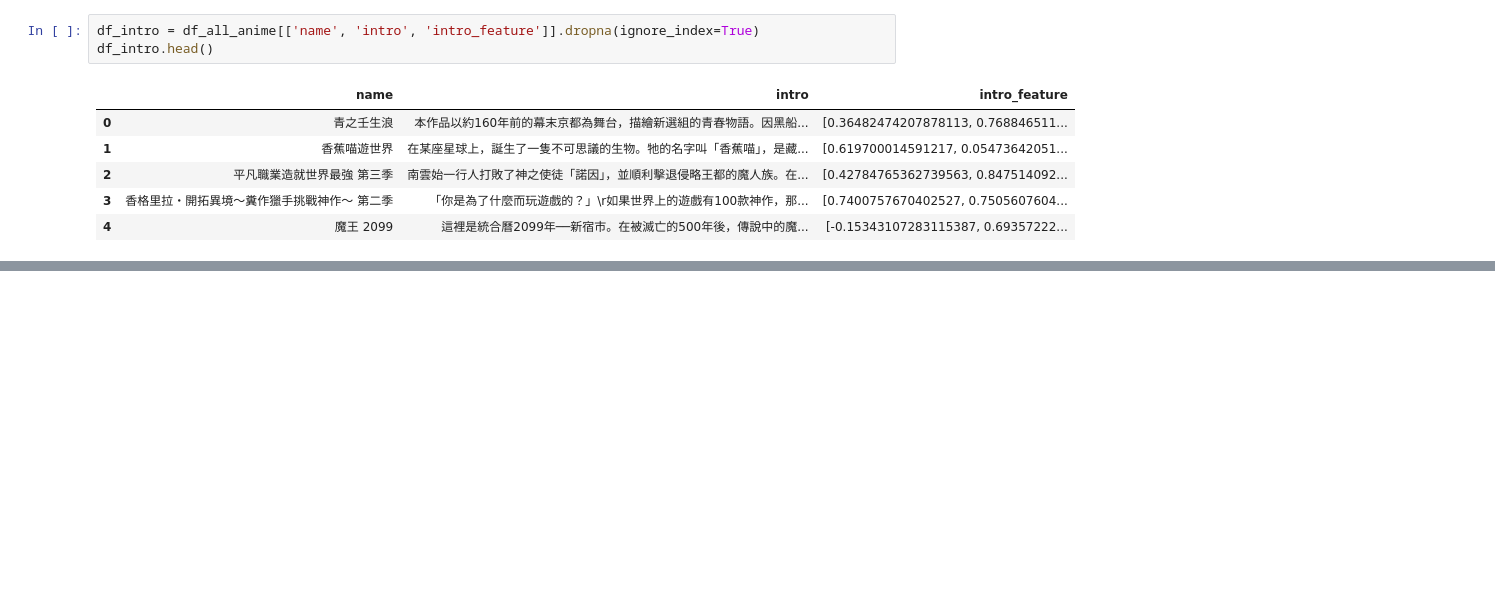
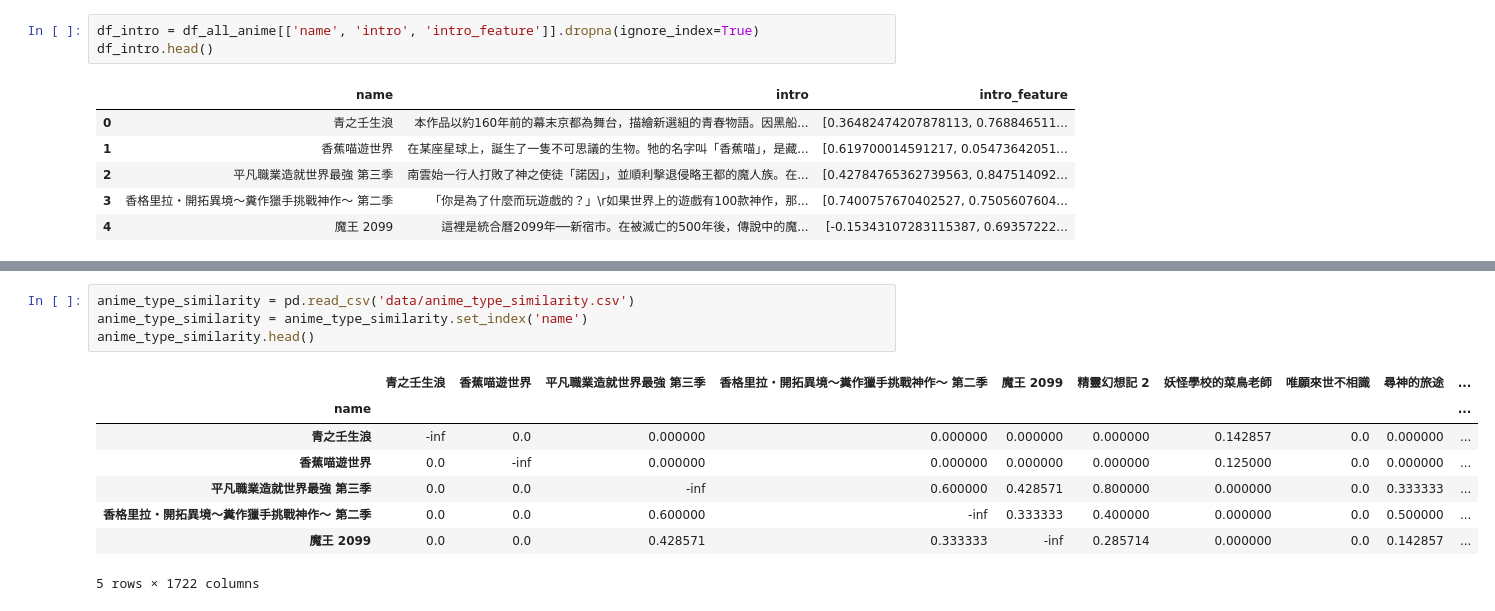
Before and after one commit to edward19978695/baha-anime-analysis, a Jupyter notebook: dev/intro_nlp.ipynb, the cells around one changed output, grey strips where cells are left out. Cells and saved outputs as stored; diff of their text form; blank space fills up the shorter version.

```diff
--- a/dev/intro_nlp.ipynb
+++ b/dev/intro_nlp.ipynb
@@ -213,0 +262,13 @@ Name: name, Length: 100, dtype: object
+# %%
+anime_type_similarity = pd.read_csv('data/anime_type_similarity.csv')
+anime_type_similarity = anime_type_similarity.set_index('name')
+anime_type_similarity.head()
+# %% [output]
+|  | 青之壬生浪 | 香蕉喵遊世界 | 平凡職業造就世界最強 第三季 | 香格里拉・開拓異境～糞作獵手挑戰神作～ 第二季 | 魔王 2099 | 精靈幻想記 2 | 妖怪學校的菜鳥老師 | 唯願來世不相識 | 尋神的旅途 | ... |
+| name |  |  |  |  |  |  |  |  |  | ... |
+| 青之壬生浪 | -inf | 0.0 | 0.000000 | 0.000000 | 0.000000 | 0.000000 | 0.142857 | 0.0 | 0.000000 | ... |
+| 香蕉喵遊世界 | 0.0 | -inf | 0.000000 | 0.000000 | 0.000000 | 0.000000 | 0.125000 | 0.0 | 0.000000 | ... |
+| 平凡職業造就世界最強 第三季 | 0.0 | 0.0 | -inf | 0.600000 | 0.428571 | 0.800000 | 0.000000 | 0.0 | 0.333333 | ... |
+| 香格里拉・開拓異境～糞作獵手挑戰神作～ 第二季 | 0.0 | 0.0 | 0.600000 | -inf | 0.333333 | 0.400000 | 0.000000 | 0.0 | 0.500000 | ... |
+| 魔王 2099 | 0.0 | 0.0 | 0.428571 | 0.333333 | -inf | 0.285714 | 0.000000 | 0.0 | 0.142857 | ... |
+5 rows × 1722 columns
```
Also changed, not shown: parts of 23 cells of this notebook, 3 other files.
